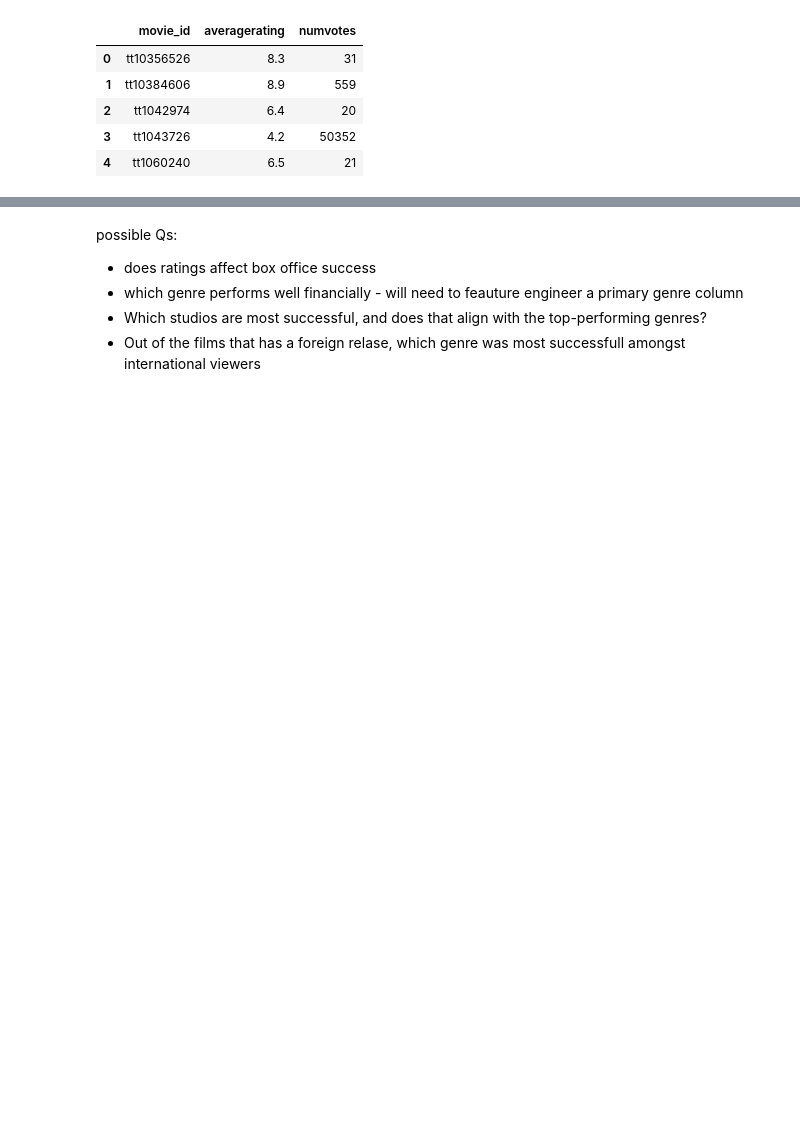
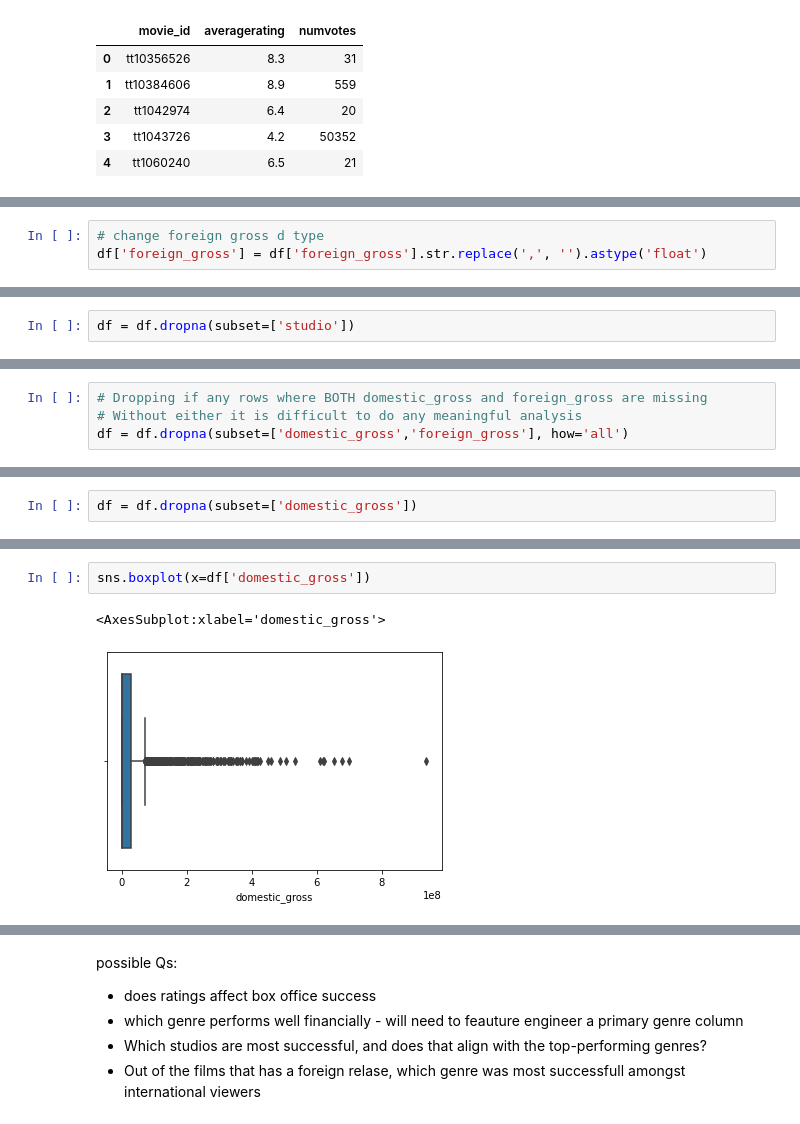
Before and after one commit to arlenestanley1/dsc-module-3-project-v3, a Jupyter notebook: student.ipynb, the cells around one changed output, grey strips where cells are left out. Drawn from its saved outputs; the diff is of its cells as text; blank space fills up the shorter version.

```diff
--- a/student.ipynb
+++ b/student.ipynb
@@ -153,0 +174,3 @@ query_2
+# %%
+# change foreign gross d type
+df['foreign_gross'] = df['foreign_gross'].str.replace(',', '').astype('float')
@@ -153,0 +192,2 @@ query_2
+# %%
+df = df.dropna(subset=['studio'])
@@ -153,0 +209,4 @@ query_2
+# %%
+# Dropping if any rows where BOTH domestic_gross and foreign_gross are missing
+# Without either it is difficult to do any meaningful analysis
+df = df.dropna(subset=['domestic_gross','foreign_gross'], how='all')
@@ -153,0 +240,2 @@ query_2
+# %%
+df = df.dropna(subset=['domestic_gross'])
@@ -153,0 +269,5 @@ query_2
+# %%
+sns.boxplot(x=df['domestic_gross'])
+# %% [output]
+<AxesSubplot:xlabel='domestic_gross'>
+[figure, added]
```
Also changed, not shown: parts of 25 cells of this notebook.
